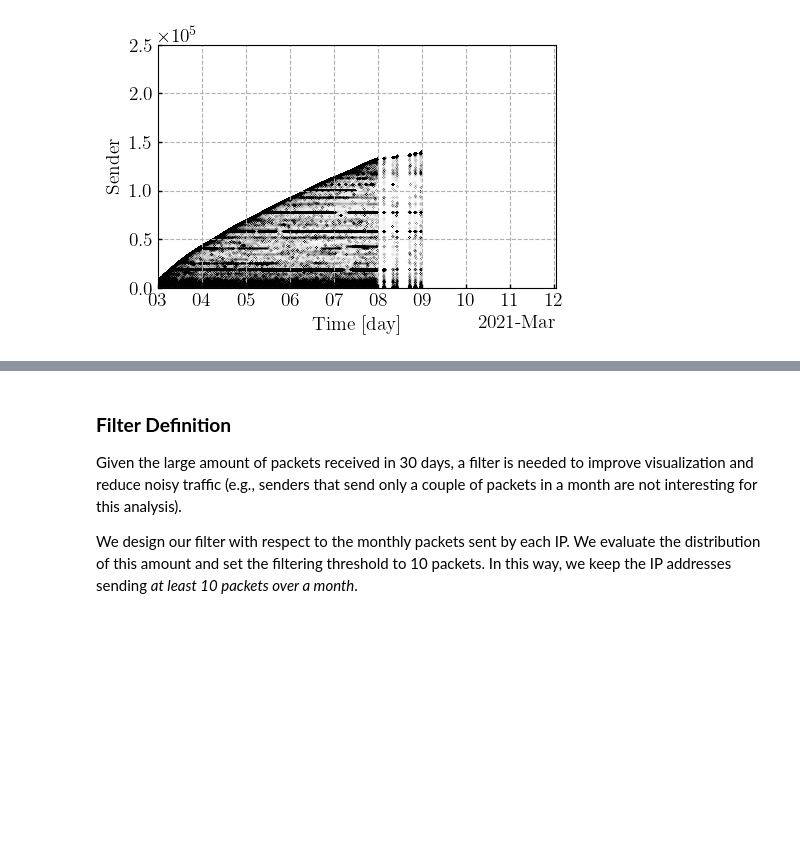
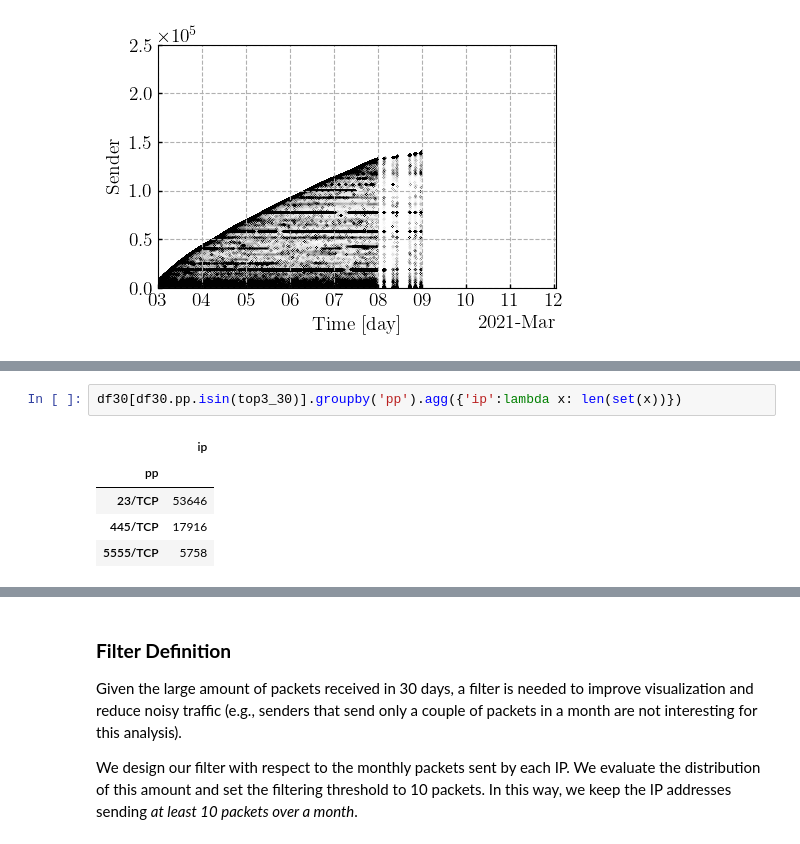
Before and after one commit to SmartData-Polito/darkvec, a Jupyter notebook: 01-darknet-overview.ipynb, the cells around one changed output, grey strips where cells are left out. Saved outputs shown, nothing was run; the diff lists cells and outputs as text; blank space fills up the shorter version.

```diff
--- a/01-darknet-overview.ipynb
+++ b/01-darknet-overview.ipynb
@@ -147,0 +191,8 @@ plot.show()
+# %%
+df30[df30.pp.isin(top3_30)].groupby('pp').agg({'ip':lambda x: len(set(x))})
+# %% [output]
+|  | ip |
+| pp |  |
+| 23/TCP | 53646 |
+| 445/TCP | 17916 |
+| 5555/TCP | 5758 |
```
Also changed, not shown: parts of 14 cells of this notebook, 6 other files.
